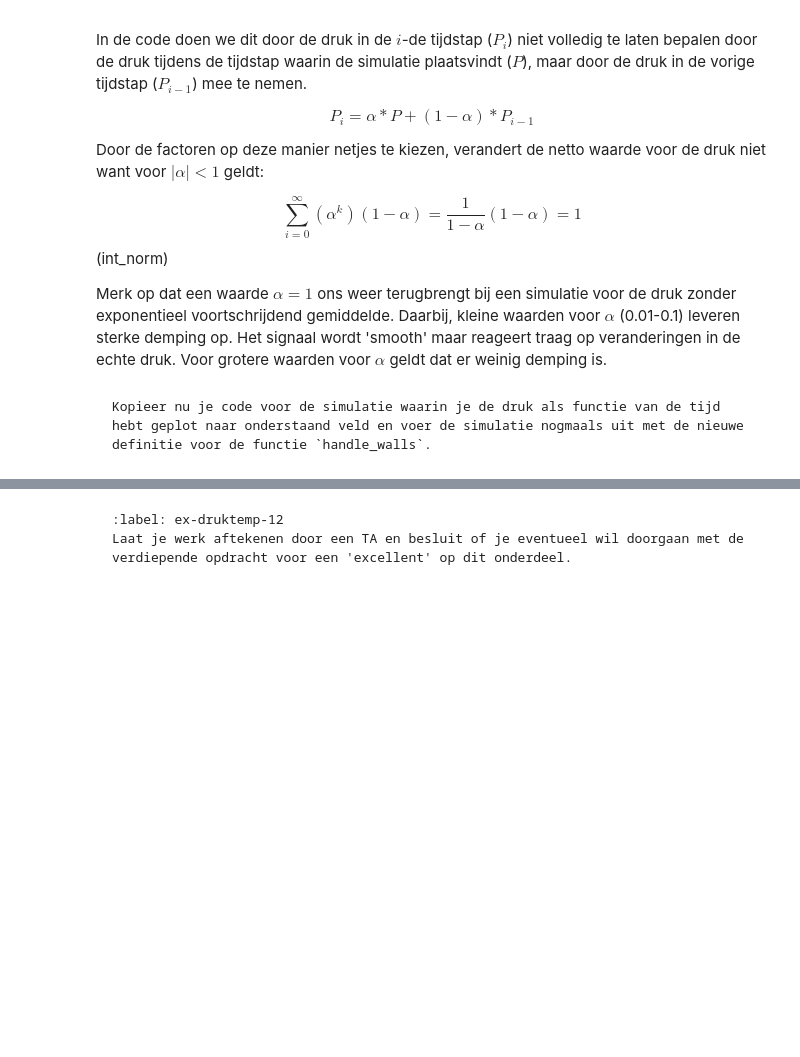
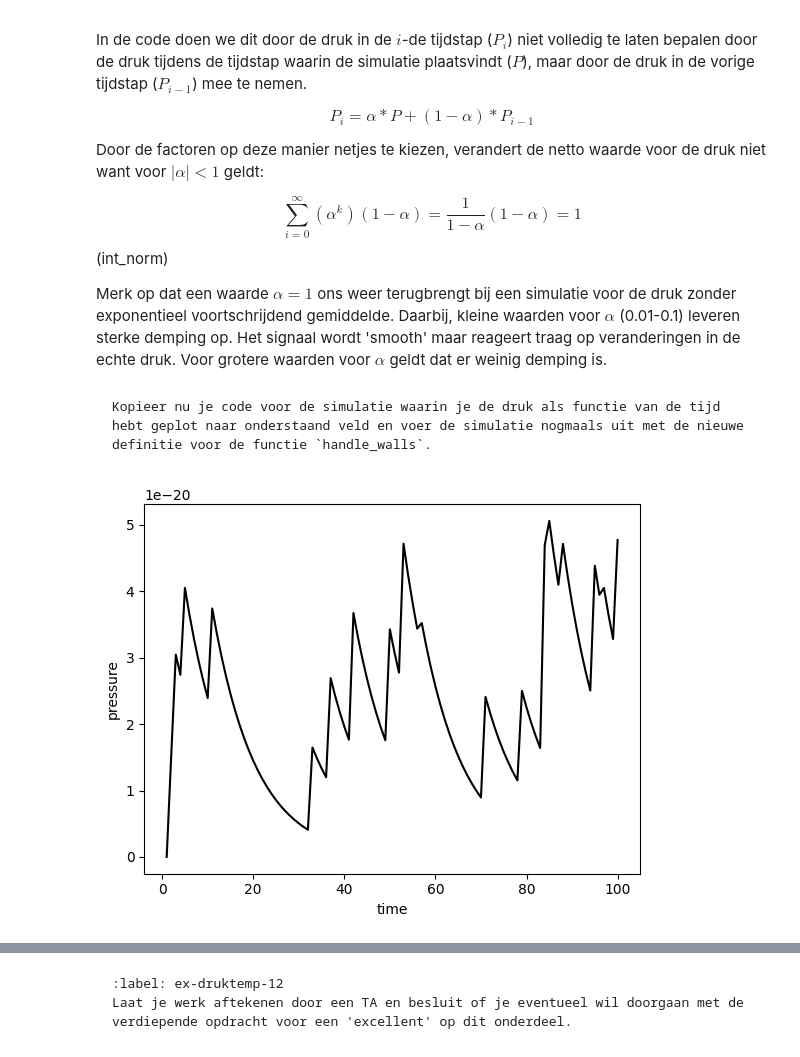
Before and after one commit to Peppertje/Thermolab-TN-L-P, a Jupyter notebook: Content/PySim/5_druktemp.ipynb, the cells around one changed output, grey strips where cells are left out. Saved outputs shown, nothing was run; the diff lists cells and outputs as text; code cells hidden in the pictures; blank space fills up the shorter version.

````diff
--- a/Content/PySim/5_druktemp.ipynb
+++ b/Content/PySim/5_druktemp.ipynb
@@ -356,8 +378,21 @@ Kopieer nu je code voor de simulatie waarin je de druk als functie van de tijd h
 ```
 # %%
 # RUIMTE VOOR GEKOPIEERDE FUNCTIE
+total_pressure = []
 
+create_particles(particles)
+for i in range(100):
+    take_time_step(particles)
+    total_pressure.append(pressure)
+
+plt.figure()
+plt.xlabel('time')
+plt.ylabel('pressure')
+plt.plot(times, total_pressure, 'k')
+plt.show()
 #your code/answer
+# %% [output]
+[figure, added]
 # %% [markdown]
 Met de middeling kan je beter zien wat de gemiddelde waarde voor de druk in dit systeem is. Als dit voor jouw simulatie lastig is kan je de factor `alpha` aanpassen in de functie 'handle_walls`, zodat je over een langere periode het gemiddelde neemt. Hou daarbij wel rekening met de eis in [bovenstaande formule](#int_norm)
 
````
Also changed, not shown: parts of 9 cells of this notebook.
